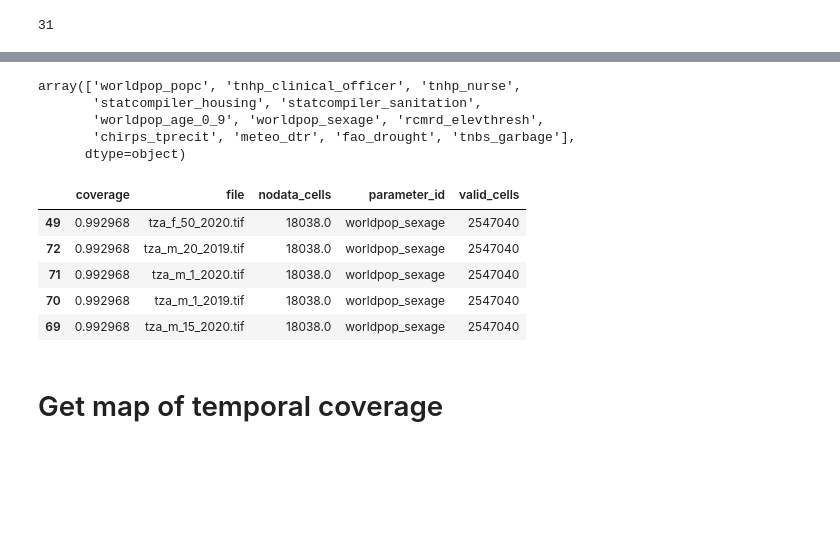
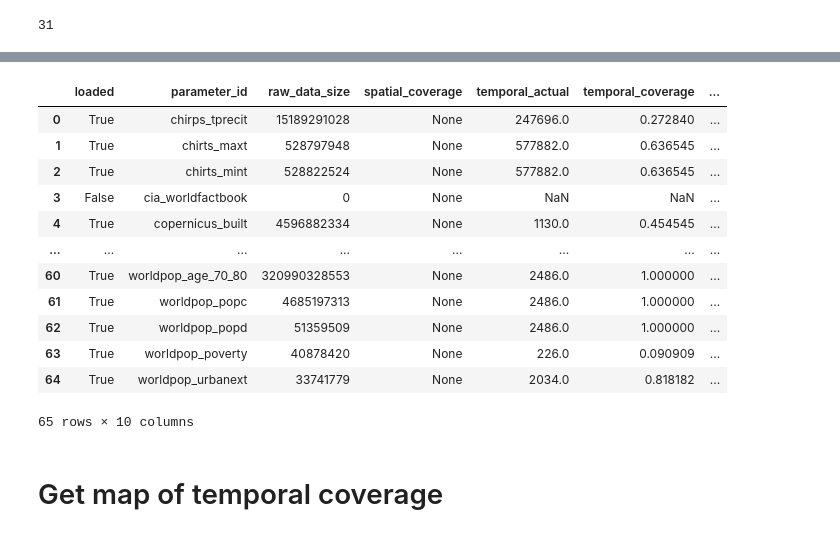
Before and after one commit to MARS-Group-HAW/esida-db, a Jupyter notebook: notebooks/ESIDA DB Data Quality.ipynb, the cells around one changed output, grey strips where cells are left out. Drawn from its saved outputs; the diff is of its cells as text; code cells hidden in the pictures; blank space fills up the shorter version.

```diff
--- a/notebooks/ESIDA DB Data Quality.ipynb
+++ b/notebooks/ESIDA DB Data Quality.ipynb
@@ -75,8 +86,6 @@ districts_gdf.plot()
 # %%
-q = {
-    'shape_id': regions_Name2Id['Songwe'],
-    'da_spatial': True
-}
+q = {}
 d = requests.get(f"{HOST}/api/v1/parameters?{urlencode(q)}", auth=auth).json()
 
-df = pd.DataFrame(d['data'])
+# DataFrame
+datalayers_df = pd.DataFrame(d['data'])
@@ -103,8 +91,0 @@ loaded_parameters = loaded_parameters_df['parameter_id'].values
-# %%
-loaded_parameters
-# %% [output]
-array(['worldpop_popc', 'tnhp_clinical_officer', 'tnhp_nurse',
-       'statcompiler_housing', 'statcompiler_sanitation',
-       'worldpop_age_0_9', 'worldpop_sexage', 'rcmrd_elevthresh',
-       'chirps_tprecit', 'meteo_dtr', 'fao_drought', 'tnbs_garbage'],
-      dtype=object)
@@ -113,9 +92,16 @@ spatial_df = pd.DataFrame(d['spatial_details'])
-# %%
-spatial_df.sort_values(by='coverage', ascending=True).head(5)
-# %% [output]
-|  | coverage | file | nodata_cells | parameter_id | valid_cells |
-| 49 | 0.992968 | tza_f_50_2020.tif | 18038.0 | worldpop_sexage | 2547040 |
-| 72 | 0.992968 | tza_m_20_2019.tif | 18038.0 | worldpop_sexage | 2547040 |
-| 71 | 0.992968 | tza_m_1_2020.tif | 18038.0 | worldpop_sexage | 2547040 |
-| 70 | 0.992968 | tza_m_1_2019.tif | 18038.0 | worldpop_sexage | 2547040 |
-| 69 | 0.992968 | tza_m_15_2020.tif | 18038.0 | worldpop_sexage | 2547040 |
+# %%
+datalayers_df
+# %% [output]
+|  | loaded | parameter_id | raw_data_size | spatial_coverage | temporal_actual | temporal_coverage | ... |
+| 0 | True | chirps_tprecit | 15189291028 | None | 247696.0 | 0.272840 | ... |
+| 1 | True | chirts_maxt | 528797948 | None | 577882.0 | 0.636545 | ... |
+| 2 | True | chirts_mint | 528822524 | None | 577882.0 | 0.636545 | ... |
+| 3 | False | cia_worldfactbook | 0 | None | NaN | NaN | ... |
+| 4 | True | copernicus_built | 4596882334 | None | 1130.0 | 0.454545 | ... |
+| ... | ... | ... | ... | ... | ... | ... | ... |
+| 60 | True | worldpop_age_70_80 | 320990328553 | None | 2486.0 | 1.000000 | ... |
+| 61 | True | worldpop_popc | 4685197313 | None | 2486.0 | 1.000000 | ... |
+| 62 | True | worldpop_popd | 51359509 | None | 2486.0 | 1.000000 | ... |
+| 63 | True | worldpop_poverty | 40878420 | None | 226.0 | 0.090909 | ... |
+| 64 | True | worldpop_urbanext | 33741779 | None | 2034.0 | 0.818182 | ... |
+65 rows × 10 columns
```
Also changed, not shown: parts of 18 cells of this notebook, 1 other file.
